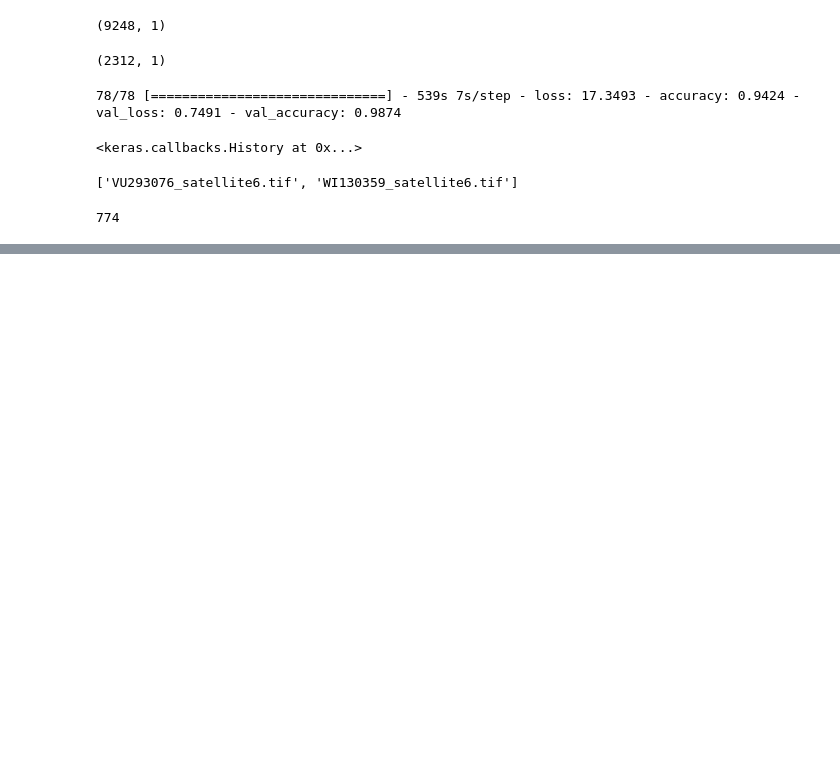
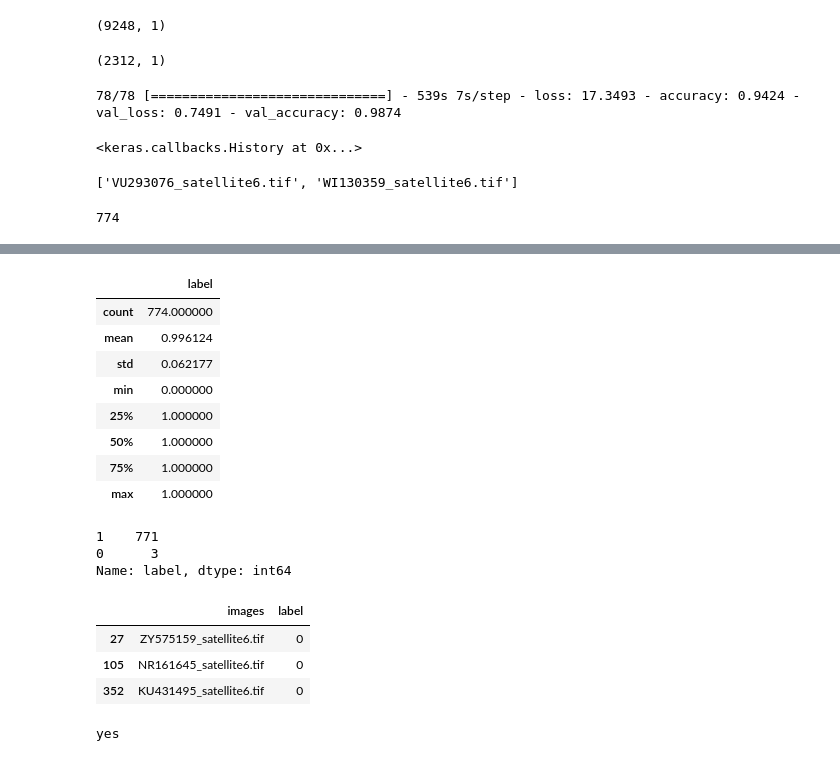
Before and after one commit to BRIJNANDA1979/Segmenting-Kelp-Forests-, a Jupyter notebook: Version_2_1_CNN_for_KELP.ipynb, the cells around one changed output, grey strips where cells are left out. Saved outputs shown, nothing was run; the diff lists cells and outputs as text; code cells hidden in the pictures; blank space fills up the shorter version.

```diff
--- a/Version_2_1_CNN_for_KELP.ipynb
+++ b/Version_2_1_CNN_for_KELP.ipynb
@@ -745,0 +811,30 @@ for i in predicted_as_1_by_Last_CNN:
+# %%
+df_new_CNN.describe()
+# %% [output]
+|  | label |
+| count | 774.000000 |
+| mean | 0.996124 |
+| std | 0.062177 |
+| min | 0.000000 |
+| 25% | 1.000000 |
+| 50% | 1.000000 |
+| 75% | 1.000000 |
+| max | 1.000000 |
+# %%
+df_new_CNN['label'].value_counts()
+# %% [output]
+1    771
+0      3
+Name: label, dtype: int64
+# %%
+df_new_CNN[df_new_CNN['label']==0]
+# %% [output]
+|  | images | label |
+| 27 | ZY575159_satellite6.tif | 0 |
+| 105 | NR161645_satellite6.tif | 0 |
+| 352 | KU431495_satellite6.tif | 0 |
+# %%
+if 'TI176604_satellite6.tif' in predicted_as_1_by_Last_CNN:
+  print('yes')
+# %% [output]
+yes
```
Also changed, not shown: parts of 12 cells of this notebook.
